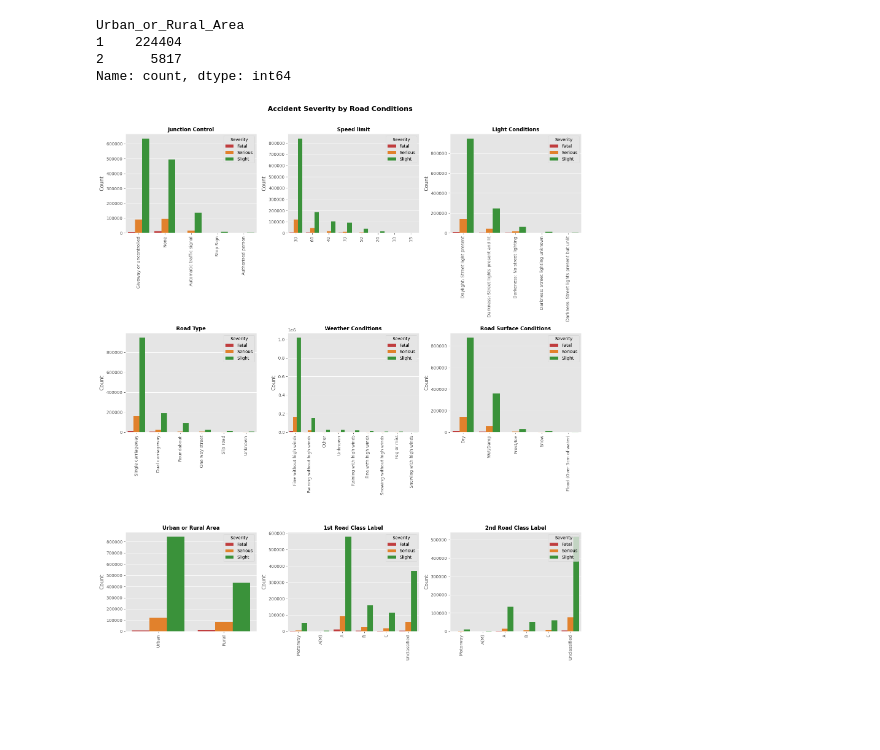
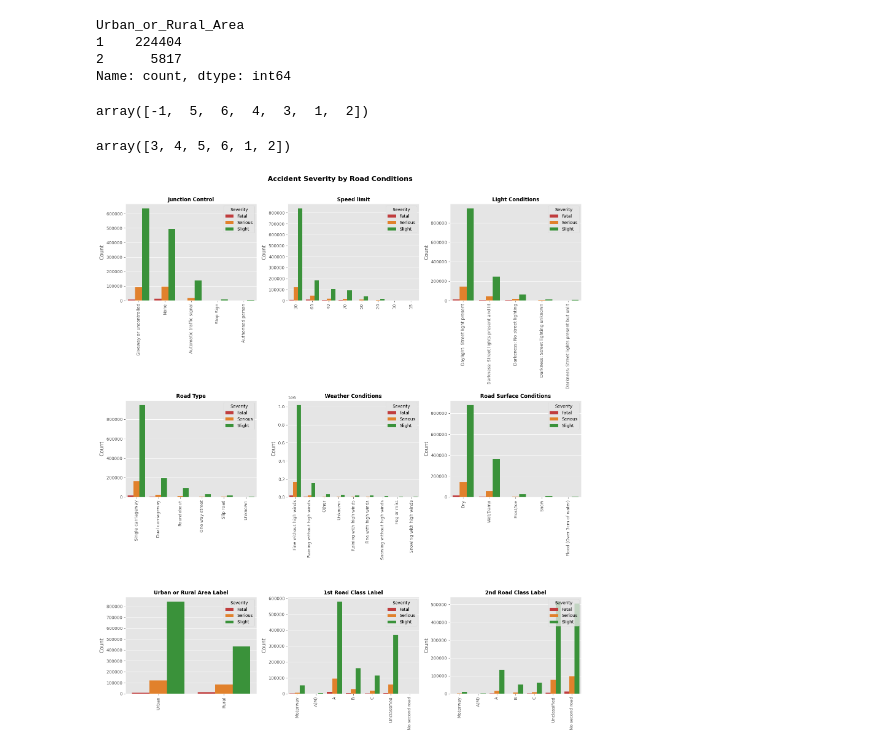
Before and after one commit to Doug-Vo/ML-Self-Project, a Jupyter notebook: EDA/uk_accident.ipynb, the cells around one changed output. Saved outputs shown, nothing was run; the diff lists cells and outputs as text; code cells hidden in the pictures; blank space fills up the shorter version.

Commit message:
Update uk_accident.ipynb
Added EDA, k_cluster

```diff
--- a/EDA/uk_accident.ipynb
+++ b/EDA/uk_accident.ipynb
@@ -273,7 +272,3 @@ lat                                            1411
 st_areashape                                   1411
 st_lengthshape                                 1411
 dtype: int64
-# %%
-df_mapped = df_mapped.dropna()
-sns.countplot(df_mapped, x = 'lad16nm', hue = 'lad16nm', palette= 'viridis', legend = False)
-plt.show()
@@ -564,7 +537,7 @@ plt.show()
 # %% [output]
 [figure]
 # %%
-df['Accident_Severity'] = df['Accident_Severity'].map({1: 'Fatal', 2: 'Serious', 3: 'Slight'})
+df['Accident_Severity_Label'] = df['Accident_Severity'].map({1: 'Fatal', 2: 'Serious', 3: 'Slight'})
 # %%
 df[df['RGN16NM'] == 'London']['Urban_or_Rural_Area'].value_counts()
 # %% [output]
@@ -572,53 +545,61 @@ Urban_or_Rural_Area
 1    224404
 2      5817
 Name: count, dtype: int64
+# %%
+df['2nd_Road_Class'].unique()
+# %% [output]
+array([-1,  5,  6,  4,  3,  1,  2])
+# %%
+df['1st_Road_Class'].unique()
+# %% [output]
+array([3, 4, 5, 6, 1, 2])
 # %%
-df['Urban_or_Rural_Area'] = df['Urban_or_Rural_Area'].map({1: 'Urban', 2: 'Rural'})
+df['Urban_or_Rural_Area_Label'] = df['Urban_or_Rural_Area'].map({1: 'Urban', 2: 'Rural'})
 
-road_class_map = {1: 'Motorway', 2: 'A(M)', 3: 'A', 4: 'B', 5: 'C', 6: 'Unclassified'}
+road_class_map = {-1: 'No second road', 1: 'Motorway', 2: 'A(M)', 3: 'A', 4: 'B', 5: 'C', 6: 'Unclassified'}
 
 df['1st_Road_Class_Label'] = df['1st_Road_Class'].map(road_class_map)
 df['2nd_Road_Class_Label'] = df['2nd_Road_Class'].map(road_class_map)
 # %%
 
 features = ['Junction_Control', 'Speed_limit', 'Light_Conditions', 'Road_Type',
-            'Weather_Conditions', 'Road_Surface_Conditions', 'Urban_or_Rural_Area',
+            'Weather_Conditions', 'Road_Surface_Conditions', 'Urban_or_Rural_Area_Label',
             '1st_Road_Class_Label', '2nd_Road_Class_Label'
             ]
 
 severity_order = ['Fatal', 'Serious', 'Slight']
 palette = {'Fatal': '#d62728', 'Serious': '#ff7f0e', 'Slight': '#2ca02c'}
 
-road_order = ['Motorway', 'A(M)', 'A', 'B', 'C', 'Unclassified']
+road_order = ['Motorway', 'A(M)', 'A', 'B', 'C', 'Unclassified', 'No second road']
 
 fig, axes = plt.subplots(3, 3, figsize=(16, 18))
 axes = axes.flatten()
 
 
 
 for i, col in enumerate(features):
     ax = axes[i]
 
     order = df[col].value_counts().index.tolist()
     order = road_order if 'Road_Class' in col else df[col].value_counts().index.tolist()
     sns.countplot(
         data=df,
         x=col,
-        hue='Accident_Severity',
+        hue='Accident_Severity_Label',
         hue_order=severity_order,
         palette=palette,
         order=order,
         ax=ax
     )
     ax.set_title(col.replace('_', ' '), fontsize=12, fontweight='bold')
     ax.set_xlabel('')
     ax.set_ylabel('Count')
     ax.tick_params(axis='x', rotation=90)
     ax.legend(title='Severity', loc='upper right')
 
 
 plt.suptitle('Accident Severity by Road Conditions', fontsize=16, fontweight='bold', y=1.01)
 plt.tight_layout()
 plt.show()
 # %% [output]
-[figure, old version]
+[figure, new version]
```
Also changed, not shown: parts of 41 cells of this notebook.
